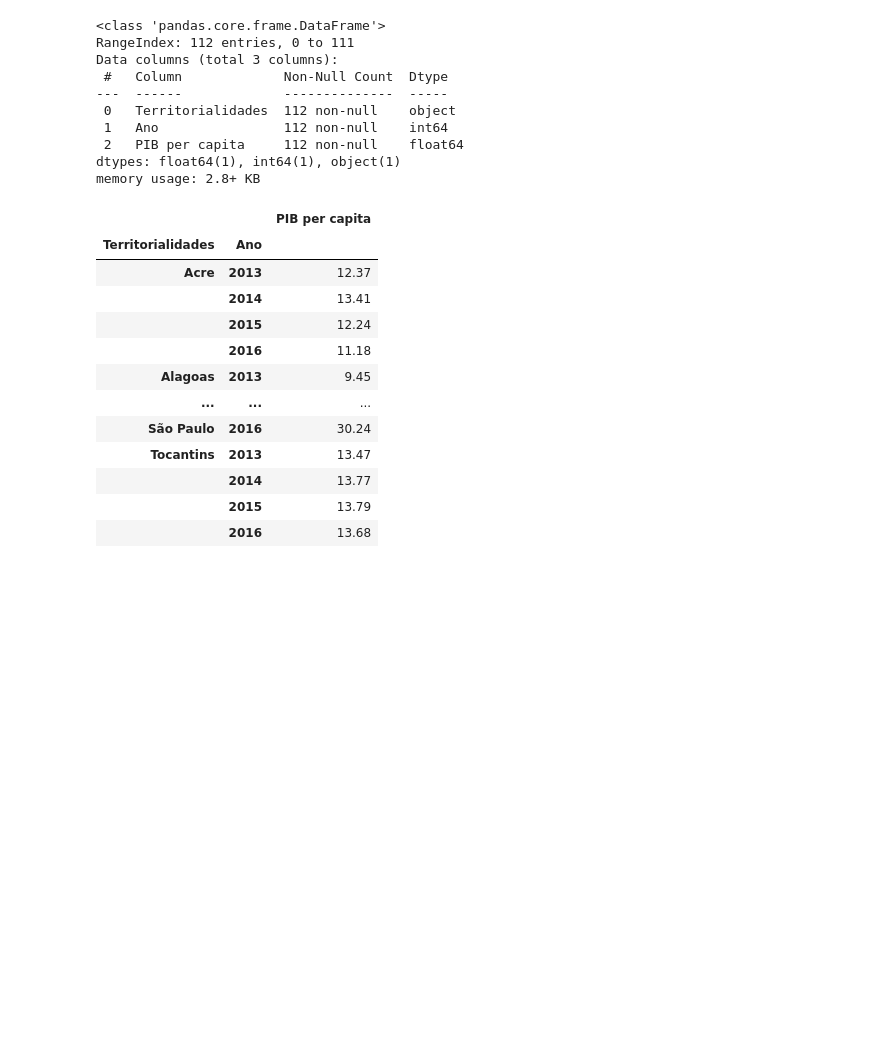
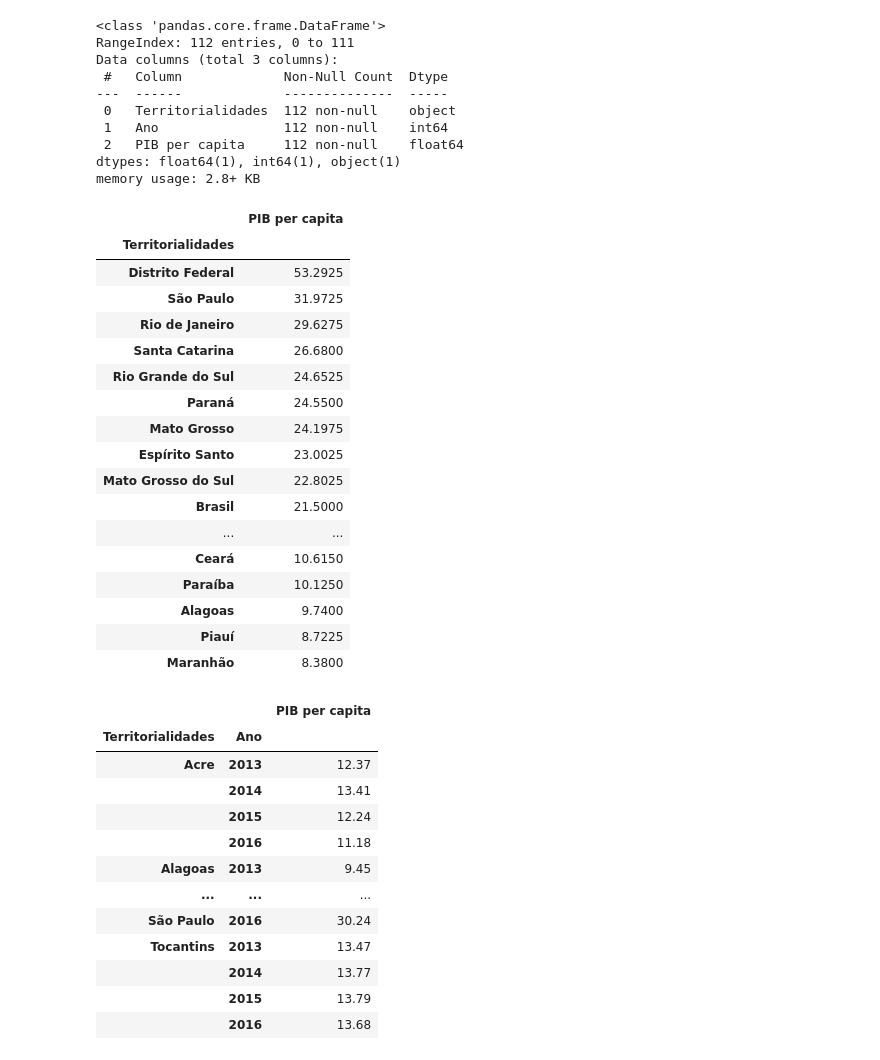
Before and after one commit to Arodmat/AnalisePibPerCapitaBR, a Jupyter notebook: Analise_Pib_per_capita_Brasil.ipynb, the cells around one changed output. Saved outputs shown, nothing was run; the diff lists cells and outputs as text; code cells hidden in the pictures; blank space fills up the shorter version.

```diff
--- a/Analise_Pib_per_capita_Brasil.ipynb
+++ b/Analise_Pib_per_capita_Brasil.ipynb
@@ -32,6 +32,30 @@ Data columns (total 3 columns):
  2   PIB per capita     112 non-null    float64
 dtypes: float64(1), int64(1), object(1)
 memory usage: 2.8+ KB
+# %%
+#Agrupando por UF e vendo a media deles nesses quatro anos
+Mediageral = BaseDados.groupby('Territorialidades').agg({'PIB per capita': 'mean'})
+Mediageral = Mediageral.sort_values(by='PIB per capita', ascending=False) #Organizando pelo PIB maior
+Mediageral
+# %% [output]
+|  | PIB per capita |
+| Territorialidades |  |
+| Distrito Federal | 53.2925 |
+| São Paulo | 31.9725 |
+| Rio de Janeiro | 29.6275 |
+| Santa Catarina | 26.6800 |
+| Rio Grande do Sul | 24.6525 |
+| Paraná | 24.5500 |
+| Mato Grosso | 24.1975 |
+| Espírito Santo | 23.0025 |
+| Mato Grosso do Sul | 22.8025 |
+| Brasil | 21.5000 |
+| ... | ... |
+| Ceará | 10.6150 |
+| Paraíba | 10.1250 |
+| Alagoas | 9.7400 |
+| Piauí | 8.7225 |
+| Maranhão | 8.3800 |
 # %%
 #Agrupando por UF e por ano para ver de cada estado
 BaseDados.groupby(by=['Territorialidades', 'Ano']).mean()
```
